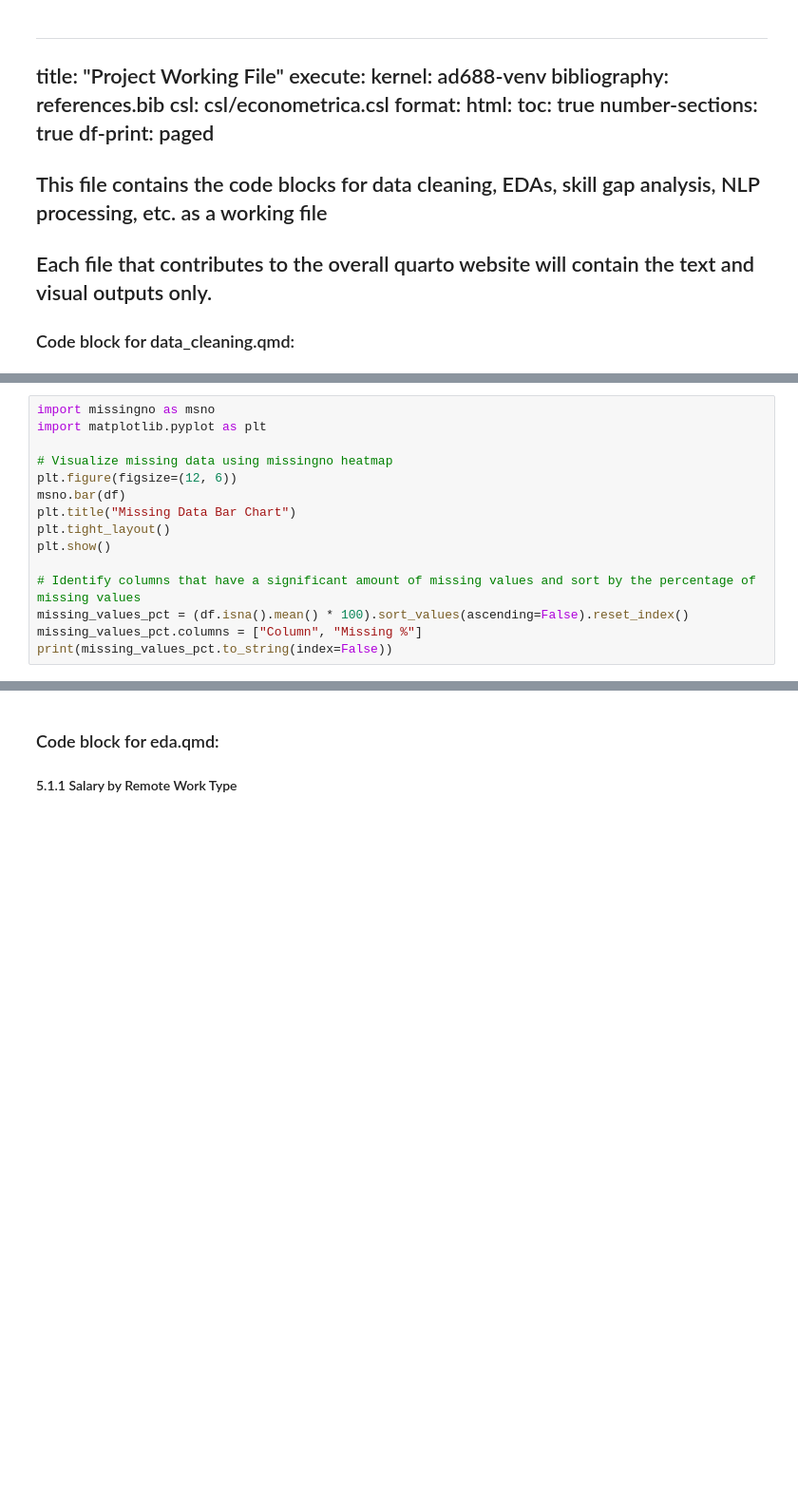
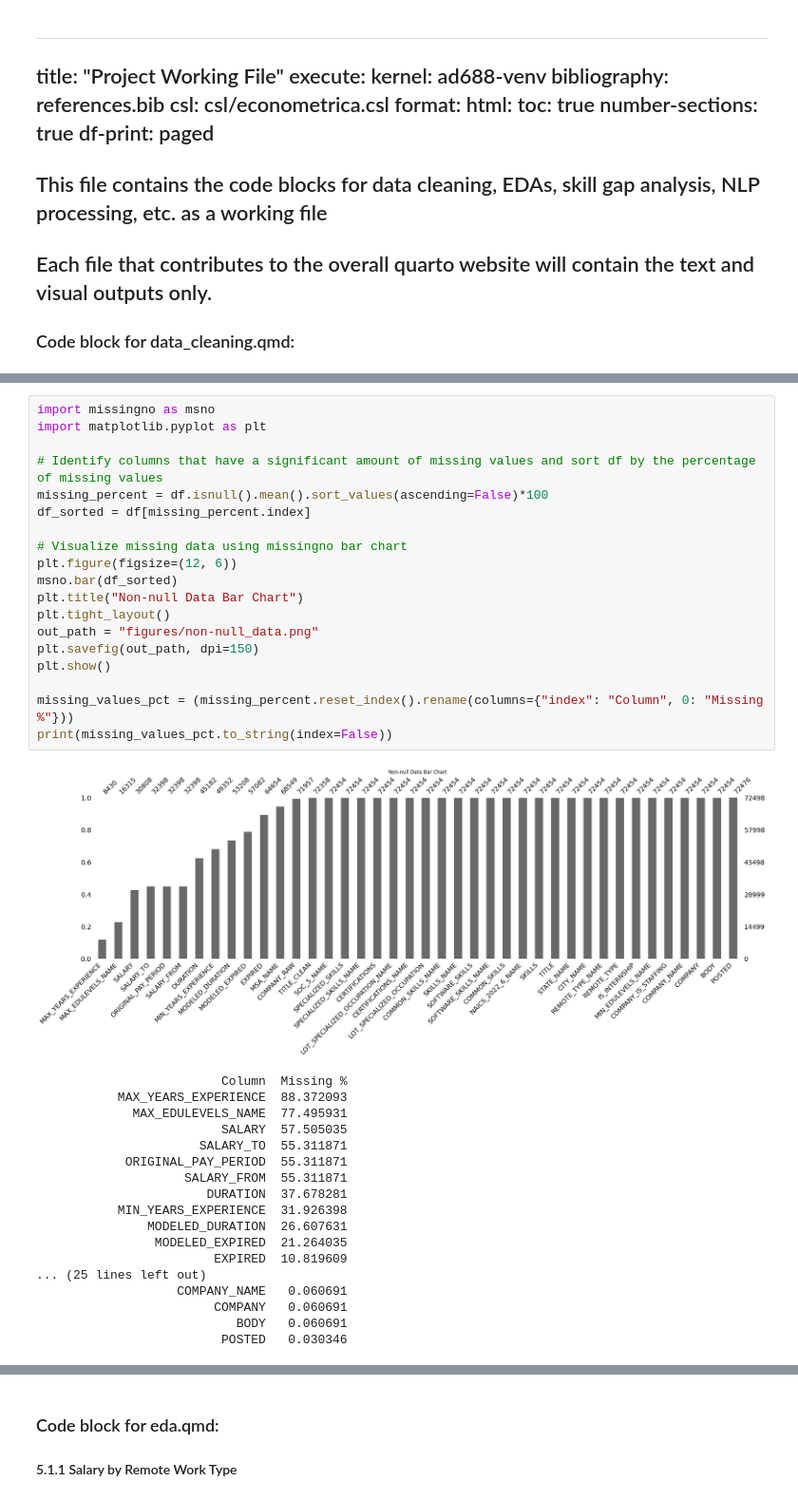
Before and after one commit to leoliu36/ad688-employability-sp25A1-group7, a Jupyter notebook: data_analysis.ipynb, the cells around one changed output, grey strips where cells are left out. Shown at 95% size. Cells and saved outputs as stored; diff of their text form; blank space fills up the shorter version.

Commit message:
added changes to data cleaning code. Added AI vs. non-AI salary EDA

```diff
--- a/data_analysis.ipynb
+++ b/data_analysis.ipynb
@@ -46,15 +125,38 @@ df.info()
 # %%
 import missingno as msno
 import matplotlib.pyplot as plt
 
-# Visualize missing data using missingno heatmap
+# Identify columns that have a significant amount of missing values and sort df by the percentage of missing values
+missing_percent = df.isnull().mean().sort_values(ascending=False)*100
+df_sorted = df[missing_percent.index]
+
+# Visualize missing data using missingno bar chart
 plt.figure(figsize=(12, 6))
-msno.bar(df)
-plt.title("Missing Data Bar Chart")
+msno.bar(df_sorted)
+plt.title("Non-null Data Bar Chart")
 plt.tight_layout()
+out_path = "figures/non-null_data.png"
+plt.savefig(out_path, dpi=150)
 plt.show()
 
-# Identify columns that have a significant amount of missing values and sort by the percentage of missing values
-missing_values_pct = (df.isna().mean() * 100).sort_values(ascending=False).reset_index()
-missing_values_pct.columns = ["Column", "Missing %"]
+missing_values_pct = (missing_percent.reset_index().rename(columns={"index": "Column", 0: "Missing %"}))
 print(missing_values_pct.to_string(index=False))
+# %% [output]
+[figure, added]
+                         Column  Missing %
+           MAX_YEARS_EXPERIENCE  88.372093
+             MAX_EDULEVELS_NAME  77.495931
+                         SALARY  57.505035
+                      SALARY_TO  55.311871
+            ORIGINAL_PAY_PERIOD  55.311871
+                    SALARY_FROM  55.311871
+                       DURATION  37.678281
+           MIN_YEARS_EXPERIENCE  31.926398
+               MODELED_DURATION  26.607631
+                MODELED_EXPIRED  21.264035
+                        EXPIRED  10.819609
+... (25 lines left out)
+                   COMPANY_NAME   0.060691
+                        COMPANY   0.060691
+                           BODY   0.060691
+                         POSTED   0.030346
```
Also changed, not shown: parts of 15 cells of this notebook, 6 other files.
